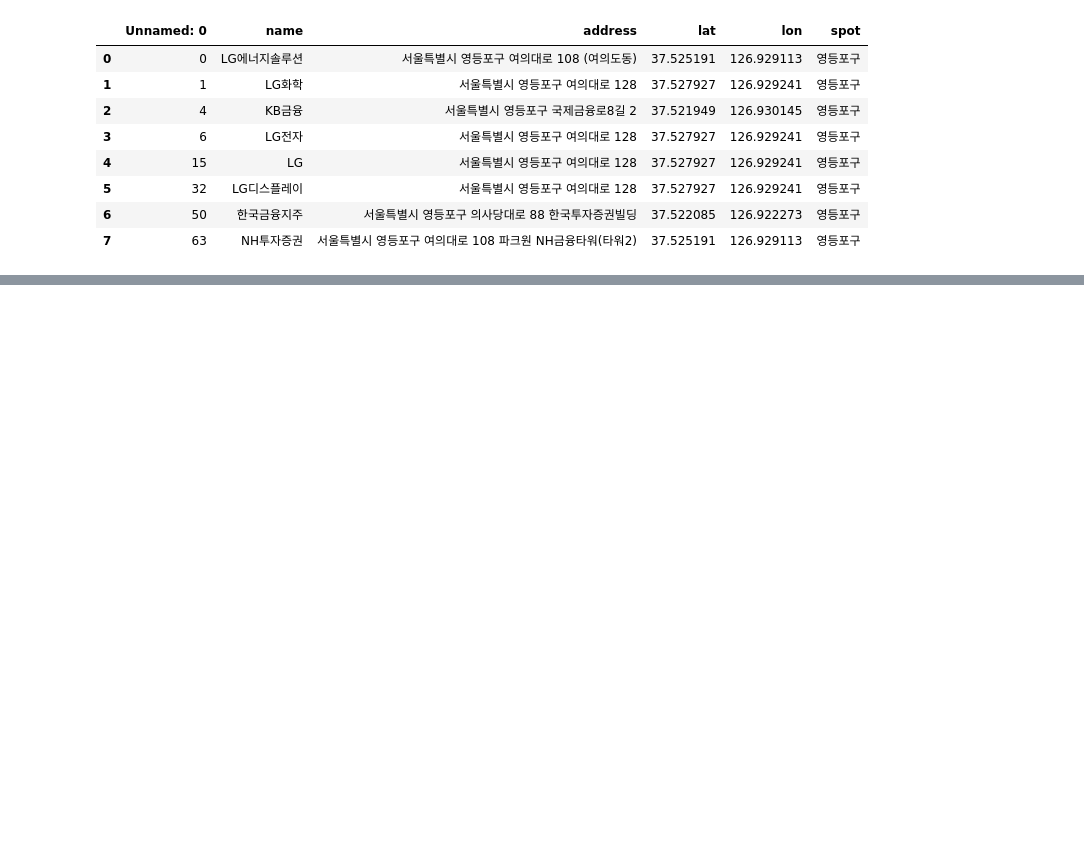
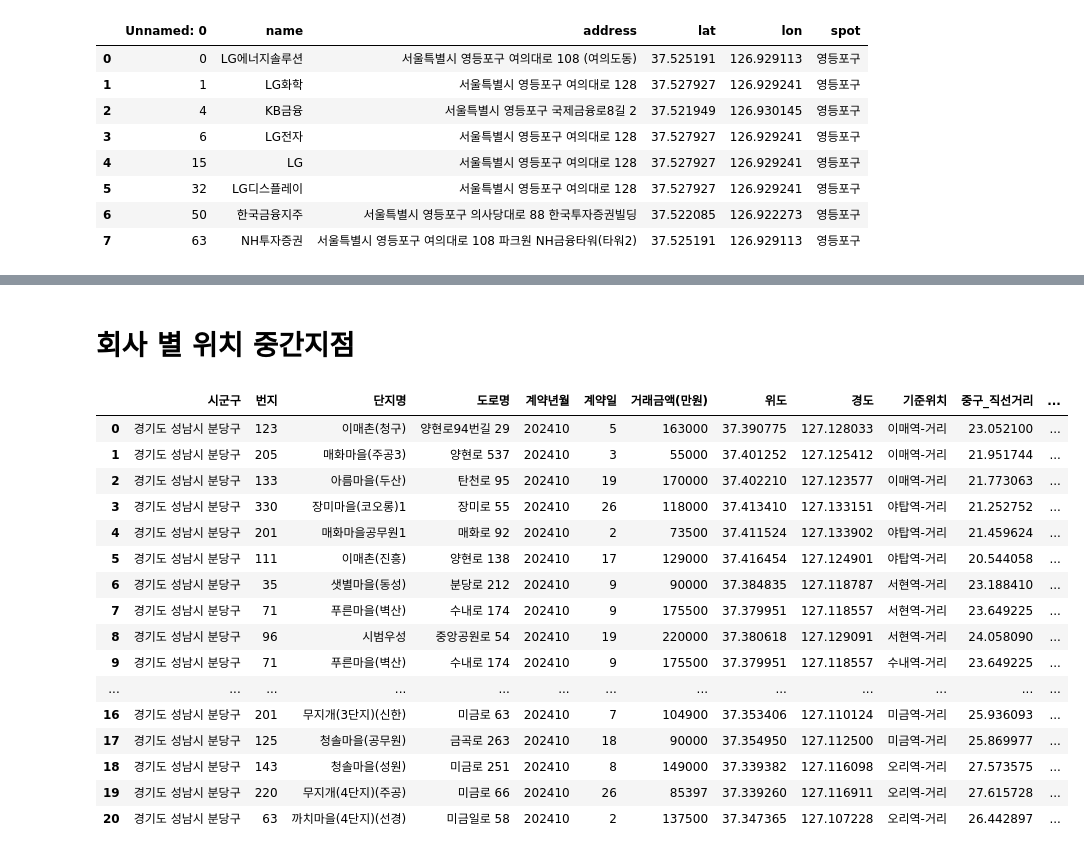
Before and after one commit to SnapishAgent/Ilsan-Investment-Insight, a Jupyter notebook: 교통 접근성/dataset_preprocessing_company_info.ipynb, the cells around one changed output, grey strips where cells are left out. Cells and saved outputs as stored; diff of their text form; code cells hidden in the pictures; blank space fills up the shorter version.

```diff
--- a/교통 접근성/dataset_preprocessing_company_info.ipynb
+++ b/교통 접근성/dataset_preprocessing_company_info.ipynb
@@ -298,0 +342,6 @@ display(selected_df)
+# %%
+data_station_bundang = data_station[data_station['역사도로명주소'].str.contains("성남", na=False)]
+data_station_bundang = data_station_bundang[~data_station_bundang['역사명'].str.contains('모란역', case=False, na=False)] # 모란역제거
+data_station_bundang = data_station_bundang[data_station_bundang['노선명'].str.contains("분당선", na=False)].reset_index(drop=True) # 분당선에 해당하는 역만 사용
+
+data_station_ilsan = data_station[data_station['역사도로명주소'].str.contains("고양", na=False)]
@@ -298,0 +486,17 @@ display(selected_df)
+# %%
+top3_df_bundang = pd.DataFrame()
+target_column = ["이매역-거리","야탑역-거리","서현역-거리","수내역-거리","정자역-거리","미금역-거리","오리역-거리"]
+
+
+for idx, i in enumerate(range(len(target_column))):
+    # 중복 값을 포함한 상위 3개 값 추출
+    top_3_values = selected_bundang[target_column[i]].nsmallest(50).unique()[0:3] # 상위 3개의 고유 최소값 추출
+    result = selected_bundang[selected_bundang[target_column[i]].isin(top_3_values)].sort_values(by=target_column[i])
+    print(f"{target_column[i]} : {top_3_values}")
+    unique_coordinates = result[["시군구","번지","단지명","도로명","계약년월","계약일", "거래금액(만원)", '위도', '경도']].drop_duplicates(subset=['위도', '경도']).reset_index(drop=True)
+    unique_coordinates['기준위치'] = target_column[i]
+
+    top3_df_bundang = pd.concat([top3_df_bundang, unique_coordinates])
+
+top3_df_bundang = top3_df_bundang.reset_index(drop=True)
+display(top3_df_bundang)
@@ -298,0 +661,32 @@ display(selected_df)
+# %% [markdown]
+# 회사 별 위치 중간지점
+# %%
+mean_lat_lon_list = [['중구', 37.56496378420572, 126.98638035749214],
+                    ['강남구', 37.502597821500075, 127.03775216369364],
+                    ['종로구', 37.57334034521065, 126.98365886796088],
+                    ['영등포구', 37.52576565325149, 126.92845099895187],
+                    ['서초구', 37.483616105357044, 127.03267809993557]]
+# %%
+for name, mean_lat, mean_lon in mean_lat_lon_list:
+    column_name = f"{name}_직선거리"
+    top3_df_bundang[column_name] = top3_df_bundang.apply(lambda row: haversine(row["위도"], row["경도"], mean_lat, mean_lon), axis=1)
+
+top3_df_bundang
+# %% [output]
+|  | 시군구 | 번지 | 단지명 | 도로명 | 계약년월 | 계약일 | 거래금액(만원) | 위도 | 경도 | 기준위치 | 중구_직선거리 | ... |
+| 0 | 경기도 성남시 분당구 | 123 | 이매촌(청구) | 양현로94번길 29 | 202410 | 5 | 163000 | 37.390775 | 127.128033 | 이매역-거리 | 23.052100 | ... |
+| 1 | 경기도 성남시 분당구 | 205 | 매화마을(주공3) | 양현로 537 | 202410 | 3 | 55000 | 37.401252 | 127.125412 | 이매역-거리 | 21.951744 | ... |
+| 2 | 경기도 성남시 분당구 | 133 | 아름마을(두산) | 탄천로 95 | 202410 | 19 | 170000 | 37.402210 | 127.123577 | 이매역-거리 | 21.773063 | ... |
+| 3 | 경기도 성남시 분당구 | 330 | 장미마을(코오롱)1 | 장미로 55 | 202410 | 26 | 118000 | 37.413410 | 127.133151 | 야탑역-거리 | 21.252752 | ... |
+| 4 | 경기도 성남시 분당구 | 201 | 매화마을공무원1 | 매화로 92 | 202410 | 2 | 73500 | 37.411524 | 127.133902 | 야탑역-거리 | 21.459624 | ... |
+| 5 | 경기도 성남시 분당구 | 111 | 이매촌(진흥) | 양현로 138 | 202410 | 17 | 129000 | 37.416454 | 127.124901 | 야탑역-거리 | 20.544058 | ... |
+| 6 | 경기도 성남시 분당구 | 35 | 샛별마을(동성) | 분당로 212 | 202410 | 9 | 90000 | 37.384835 | 127.118787 | 서현역-거리 | 23.188410 | ... |
+| 7 | 경기도 성남시 분당구 | 71 | 푸른마을(벽산) | 수내로 174 | 202410 | 9 | 175500 | 37.379951 | 127.118557 | 서현역-거리 | 23.649225 | ... |
+| 8 | 경기도 성남시 분당구 | 96 | 시범우성 | 중앙공원로 54 | 202410 | 19 | 220000 | 37.380618 | 127.129091 | 서현역-거리 | 24.058090 | ... |
+| 9 | 경기도 성남시 분당구 | 71 | 푸른마을(벽산) | 수내로 174 | 202410 | 9 | 175500 | 37.379951 | 127.118557 | 수내역-거리 | 23.649225 | ... |
+| ... | ... | ... | ... | ... | ... | ... | ... | ... | ... | ... | ... | ... |
+| 16 | 경기도 성남시 분당구 | 201 | 무지개(3단지)(신한) | 미금로 63 | 202410 | 7 | 104900 | 37.353406 | 127.110124 | 미금역-거리 | 25.936093 | ... |
+| 17 | 경기도 성남시 분당구 | 125 | 청솔마을(공무원) | 금곡로 263 | 202410 | 18 | 90000 | 37.354950 | 127.112500 | 미금역-거리 | 25.869977 | ... |
+| 18 | 경기도 성남시 분당구 | 143 | 청솔마을(성원) | 미금로 251 | 202410 | 8 | 149000 | 37.339382 | 127.116098 | 오리역-거리 | 27.573575 | ... |
+| 19 | 경기도 성남시 분당구 | 220 | 무지개(4단지)(주공) | 미금로 66 | 202410 | 26 | 85397 | 37.339260 | 127.116911 | 오리역-거리 | 27.615728 | ... |
+| 20 | 경기도 성남시 분당구 | 63 | 까치마을(4단지)(선경) | 미금일로 58 | 202410 | 2 | 137500 | 37.347365 | 127.107228 | 오리역-거리 | 26.442897 | ... |
```
Also changed, not shown: parts of 52 cells of this notebook.
